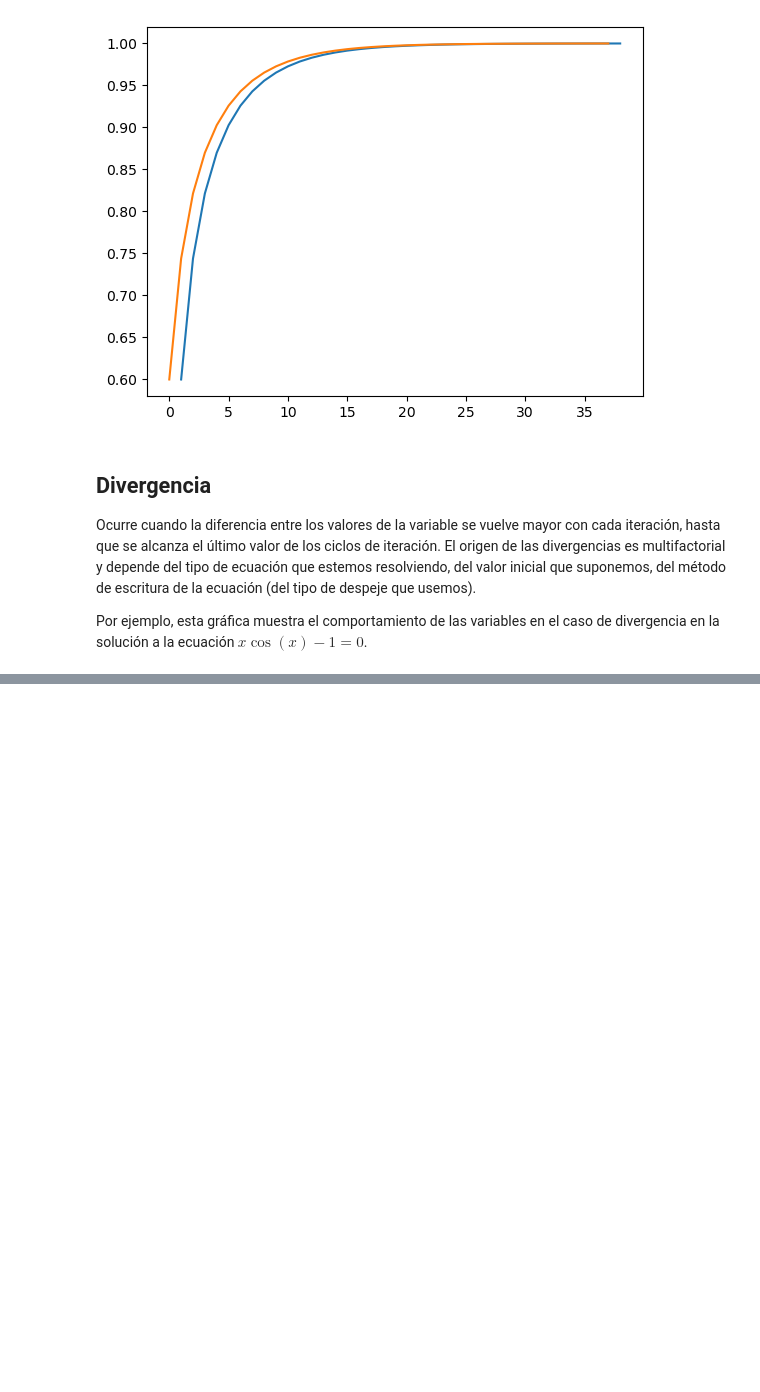
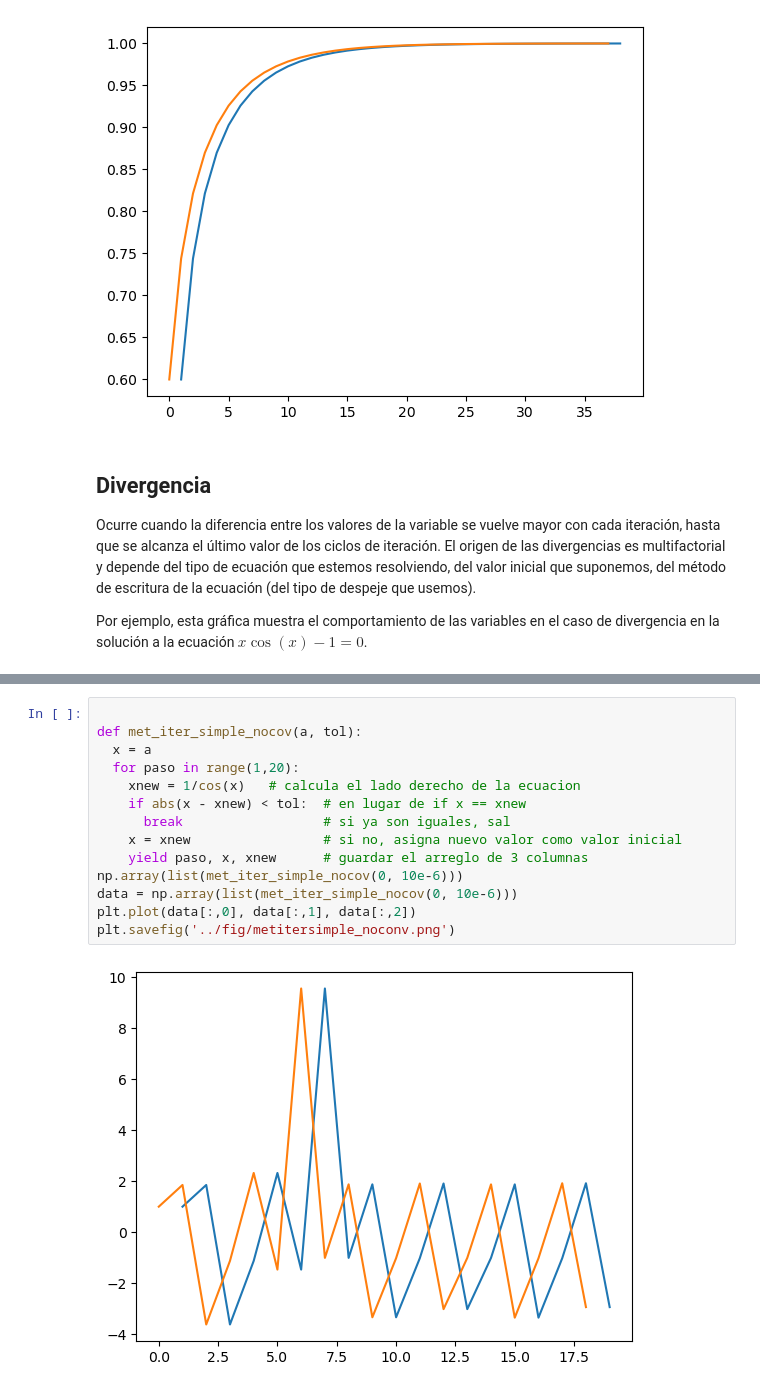
Before and after one commit to isadoji/analisis-numerico, a Jupyter notebook: 4.Raices de ecuaciones/4.1.Metodos de interacion simple.ipynb, the cells around one changed output, grey strips where cells are left out. Saved outputs shown, nothing was run; the diff lists cells and outputs as text; blank space fills up the shorter version.

Commit message:
interacion simple

```diff
--- a/4.Raices de ecuaciones/4.1.Metodos de interacion simple.ipynb
+++ b/4.Raices de ecuaciones/4.1.Metodos de interacion simple.ipynb
@@ -172,0 +165,16 @@ Por ejemplo, esta gráfica muestra el comportamiento de las variables en el caso
+# %%
+
+def met_iter_simple_nocov(a, tol):
+  x = a
+  for paso in range(1,20):
+    xnew = 1/cos(x)   # calcula el lado derecho de la ecuacion
+    if abs(x - xnew) < tol:  # en lugar de if x == xnew
+      break                  # si ya son iguales, sal
+    x = xnew                 # si no, asigna nuevo valor como valor inicial
+    yield paso, x, xnew      # guardar el arreglo de 3 columnas
+np.array(list(met_iter_simple_nocov(0, 10e-6)))
+data = np.array(list(met_iter_simple_nocov(0, 10e-6)))
+plt.plot(data[:,0], data[:,1], data[:,2])
+plt.savefig('../fig/metitersimple_noconv.png')
+# %% [output]
+[figure, added]
```
Also changed, not shown: parts of 5 cells of this notebook.
